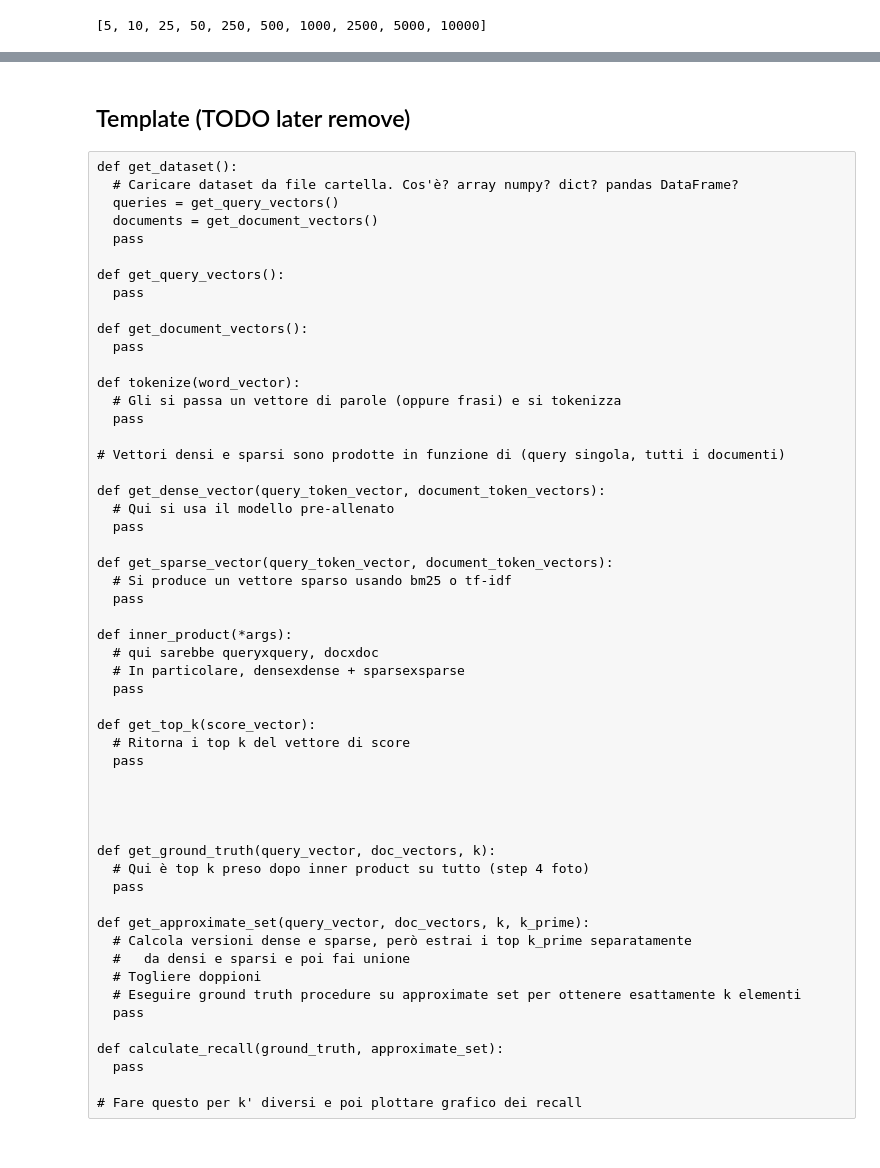
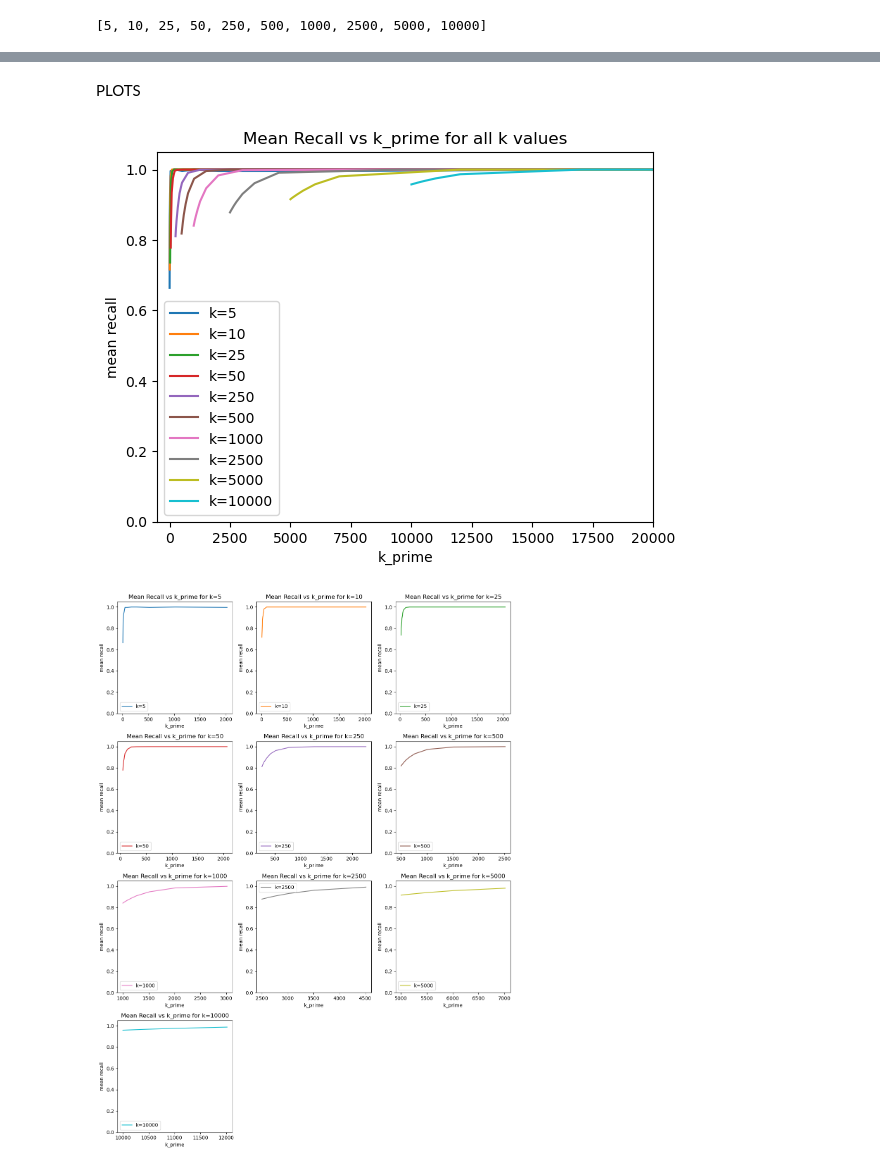
Before and after one commit to RuieX/Studying-Sparse-Dense-Retrieval, a Jupyter notebook: src/notebooks/sparse_dense_retrieval.ipynb, the cells around one changed output, grey strips where cells are left out. Saved outputs shown, nothing was run; the diff lists cells and outputs as text; code cells hidden in the pictures.

Commit message:
plot

```diff
--- a/src/notebooks/sparse_dense_retrieval.ipynb
+++ b/src/notebooks/sparse_dense_retrieval.ipynb
@@ -372,56 +356,12 @@ plot_top_k_metrics_vs_k_prime(metrics_per_k) #daLto
-# %% [markdown]
-## Template (TODO later remove)
-# %% [raw]
-def get_dataset():
-  # Caricare dataset da file cartella. Cos'è? array numpy? dict? pandas DataFrame?
-  queries = get_query_vectors()
-  documents = get_document_vectors()
-  pass
-
-def get_query_vectors():
-  pass
-
-def get_document_vectors():
-  pass
-
-def tokenize(word_vector):
-  # Gli si passa un vettore di parole (oppure frasi) e si tokenizza
-  pass
-
-# Vettori densi e sparsi sono prodotte in funzione di (query singola, tutti i documenti)
-
-def get_dense_vector(query_token_vector, document_token_vectors):
-  # Qui si usa il modello pre-allenato
-  pass
-
-def get_sparse_vector(query_token_vector, document_token_vectors):
-  # Si produce un vettore sparso usando bm25 o tf-idf
-  pass
-
-def inner_product(*args):
-  # qui sarebbe queryxquery, docxdoc
-  # In particolare, densexdense + sparsexsparse
-  pass
-
-def get_top_k(score_vector):
-  # Ritorna i top k del vettore di score
-  pass
-
-
-
-
-def get_ground_truth(query_vector, doc_vectors, k):
-  # Qui è top k preso dopo inner product su tutto (step 4 foto)
-  pass
-
-def get_approximate_set(query_vector, doc_vectors, k, k_prime):
-  # Calcola versioni dense e sparse, però estrai i top k_prime separatamente
-  #   da densi e sparsi e poi fai unione
-  # Togliere doppioni
-  # Eseguire ground truth procedure su approximate set per ottenere esattamente k elementi
-  pass
-
-def calculate_recall(ground_truth, approximate_set):
-  pass
-
-# Fare questo per k' diversi e poi plottare grafico dei recall
+# %% [markdown]
+PLOTS
+# %%
+# assuming results_by_k is a dictionary with the results for each k value
+eva.plot_mean_recall_vs_k_prime(results_by_k, separate_plots=False)
+# %% [output]
+[figure, added]
+# %%
+# assuming results_by_k is a dictionary with the results for each k value
+eva.plot_mean_recall_vs_k_prime(results_by_k, separate_plots=True)
+# %% [output]
+[figure, added]
```
Also changed, not shown: parts of 6 cells of this notebook, 1 other file.
